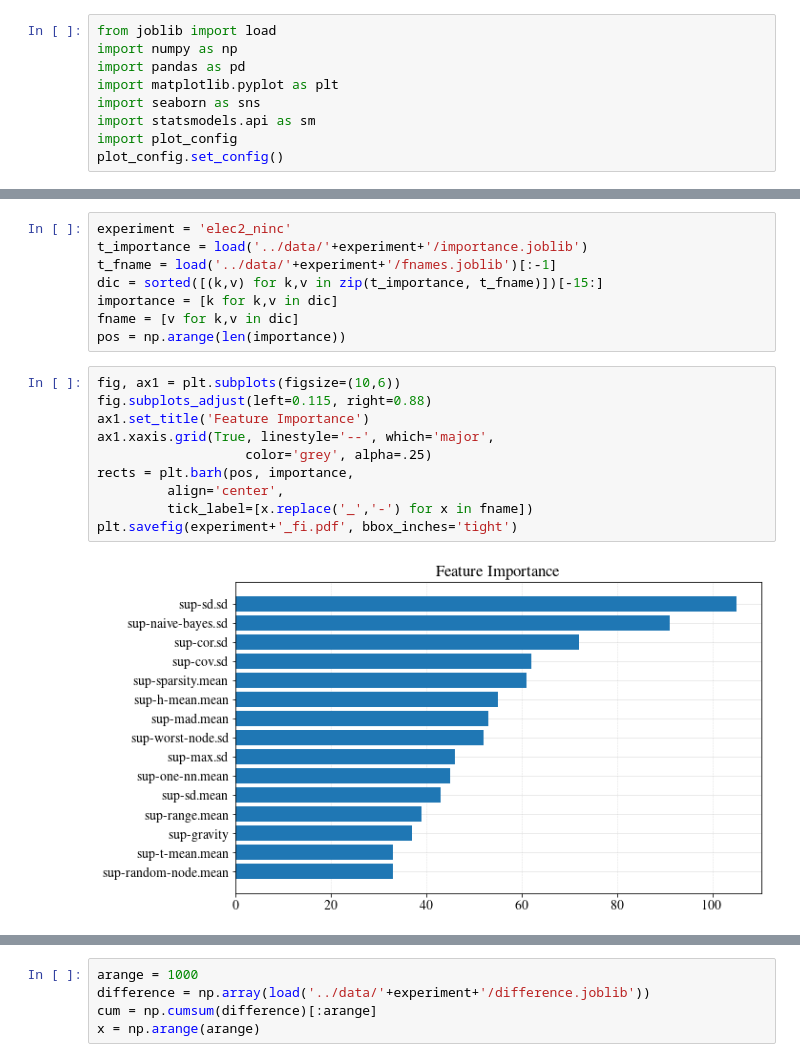
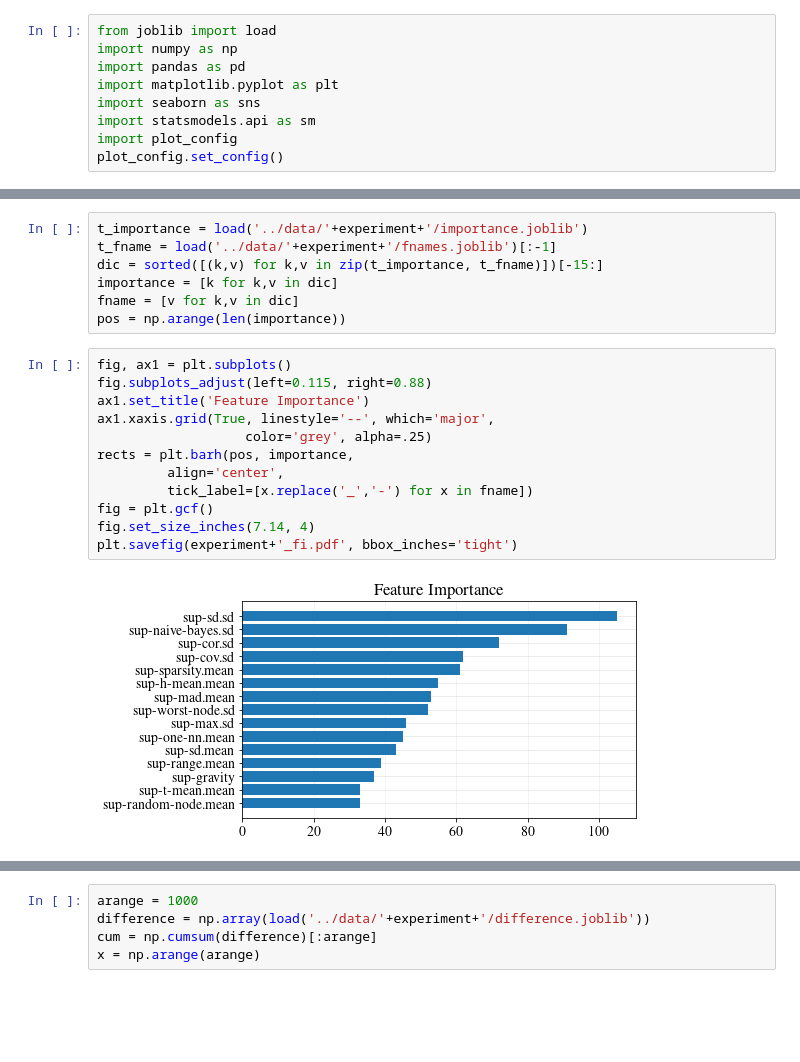
Before and after one commit to maffei2443/meta_experiments, a Jupyter notebook: notebooks/elec2_ninc.ipynb, the cells around one changed output, grey strips where cells are left out. Cells and saved outputs as stored; diff of their text form; blank space fills up the shorter version.

```diff
--- a/notebooks/elec2_ninc.ipynb
+++ b/notebooks/elec2_ninc.ipynb
@@ -10,5 +25,4 @@ plot_config.set_config()
 # %%
-experiment = 'elec2_ninc'
 t_importance = load('../data/'+experiment+'/importance.joblib')
 t_fname = load('../data/'+experiment+'/fnames.joblib')[:-1]
 dic = sorted([(k,v) for k,v in zip(t_importance, t_fname)])[-15:]
@@ -16,14 +30,16 @@ importance = [k for k,v in dic]
 fname = [v for k,v in dic]
 pos = np.arange(len(importance))
 # %%
-fig, ax1 = plt.subplots(figsize=(10,6))
+fig, ax1 = plt.subplots()
 fig.subplots_adjust(left=0.115, right=0.88)
 ax1.set_title('Feature Importance')
 ax1.xaxis.grid(True, linestyle='--', which='major',
                    color='grey', alpha=.25)
 rects = plt.barh(pos, importance,
          align='center',
          tick_label=[x.replace('_','-') for x in fname])
+fig = plt.gcf()
+fig.set_size_inches(7.14, 4)
 plt.savefig(experiment+'_fi.pdf', bbox_inches='tight')
 # %% [output]
-[figure, old version]
+[figure, new version]
```
Also changed, not shown: parts of 7 cells of this notebook, 5 other files.
